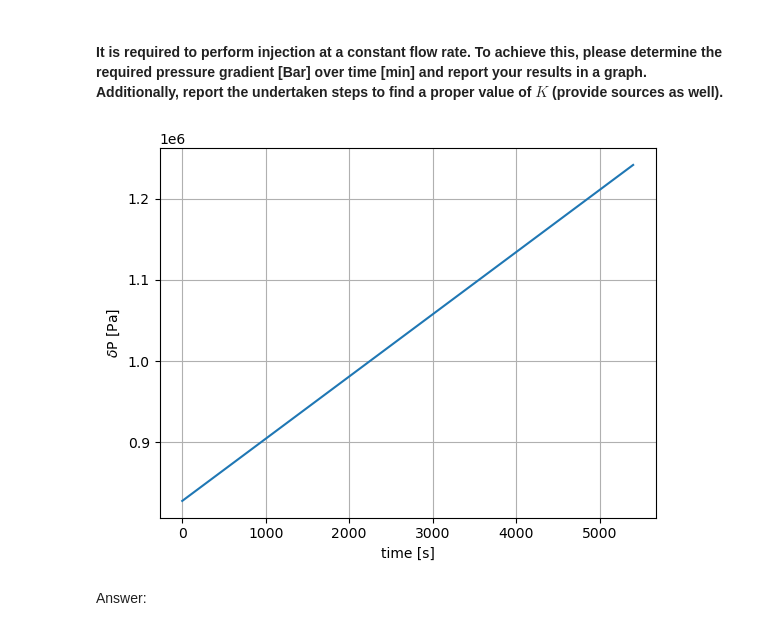
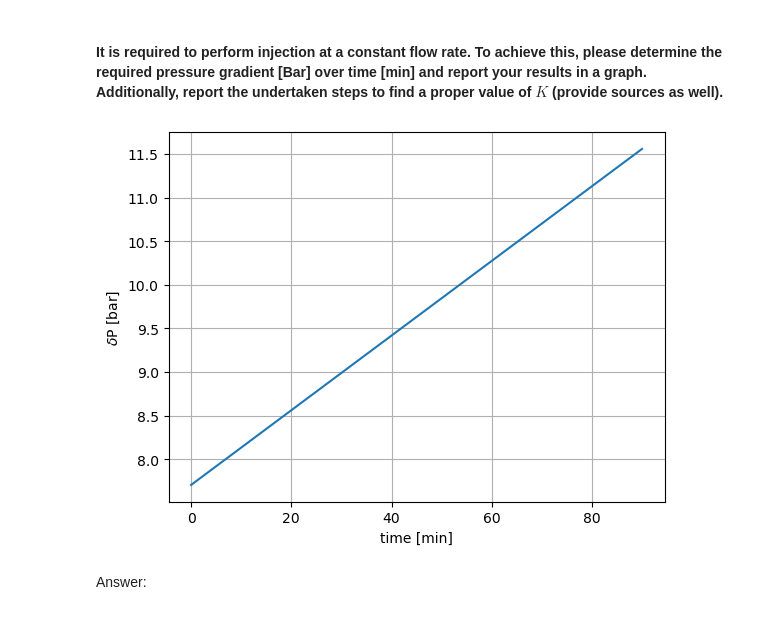
Before and after one commit to arthurstreebgreebling/PCM, a Jupyter notebook: A2 Rheokinetics/Notebook Rheokinetics.ipynb, the cells around one changed output. Drawn from its saved outputs; the diff is of its cells as text; code cells hidden in the pictures.

```diff
--- a/A2 Rheokinetics/Notebook Rheokinetics.ipynb
+++ b/A2 Rheokinetics/Notebook Rheokinetics.ipynb
@@ -575,36 +575,48 @@ $$ Q = \frac{K_{ij}A}{\eta L} \Delta P $$
 # %% [markdown]
 #### It is required to perform injection at a constant flow rate. To achieve this, please determine the required pressure gradient [Bar] over time [min] and report your results in a graph. Additionally, report the undertaken steps to find a proper value of $K$ (provide sources as well).
 # %%
-# this is a basic implementation of Kozeny-Carman assuming a UD layup (not the case) and 7 micro-meter fibres
-# the value of K is the issue here, this needs to be investigated to get the correct answer
+# This is a basic implementation of Kozeny-Carman and Darcy's law
+# We assume assume a 7 micro-meter fibre diameter, this might bw wrong. T700 spec sheet says 7 micron
+# source: https://www.toraycma.com/wp-content/uploads/T700S-Technical-Data-Sheet-1.pdf.pdf
+# The value of K is the issue here, this needs to be investigated to get the correct answer
 # I think the approach is to use a linear superposition of k_11 and k_22 based on the orientation of the layup
+# I include a basic code to do this, not sure if this is the 'right' way
 # What references are required for this though?
 
 L = 1 #[m]
-gel_time = 90 * 60 # sec
+gel_time = 90 * 60 # [sec]
 d_f = 7e-6 #[m] diameter of the fibre, just a guess for now
 v_f = 0.4 #[-] volume fraction of fibres
-fiber_network = 'square'
+fiber_network = 'hexagonal'
 
-def pressure_gradient(t, L=L, start=eta_start, stop=eta_stop, gel_time=gel_time, fiber_network=fiber_network, d_f=d_f, v_f=v_f):
-    eta = 0.03 + t * (0.045-0.03)/gel_time
+def k(angle, fiber_network=fiber_network, d_f=d_f, v_f=v_f):
+    theta = angle * np.pi / 180. # [rad] input in degrees
     if fiber_network == 'square':
         C_1, C_2, v_f_max  = 57, 0.4, 0.785
     elif fiber_network == 'hexagonal':
         C_1, C_2, v_f_max  = 53, 0.23, 0.906
     k_11 = (2 * d_f ** 2 / C_1) * ((1-v_f**3)/v_f**2)
     k_22 = C_2 * (np.sqrt(v_f_max/v_f)-1) ** (5/2) * d_f **2 / 4
-    K = k_11 * (0.15+0.5) + k_22 * (0.2+0.15) # [20%@90° / 30%@+-45° / 50%@0°]
+    return k_11 * np.cos(theta)**2 + k_22*np.sin(theta)**2
+
+def pressure_gradient(t, theta=0, L=L, gel_time=gel_time):
+
+    # viscosity eta
+    eta = 0.03 + t * (0.045-0.03)/gel_time
+    # permeability K
+    K = 0.2*k(90.+theta) + 0.3*k(45.+theta) + 0.5*k(0.+theta)  # [20%@90° / 30%@+-45° / 50%@0°]
+
     return L**2 * eta / (gel_time * K)
 
+
 t = np.linspace(0,5400,5400)
-plt.plot(t, pressure_gradient(t))
-plt.xlabel('time [s]')
-plt.ylabel('$\delta$P [Pa]')
+plt.plot(t/60, pressure_gradient(t)/1e5)
+plt.xlabel('time [min]')
+plt.ylabel('$\delta$P [bar]')
 plt.grid()
 plt.show()
 # %% [output]
-[figure, old version]
+[figure, new version]
 # %% [markdown]
 Answer:
 # %% [markdown]
```
Also changed, not shown: parts of 6 cells of this notebook.
